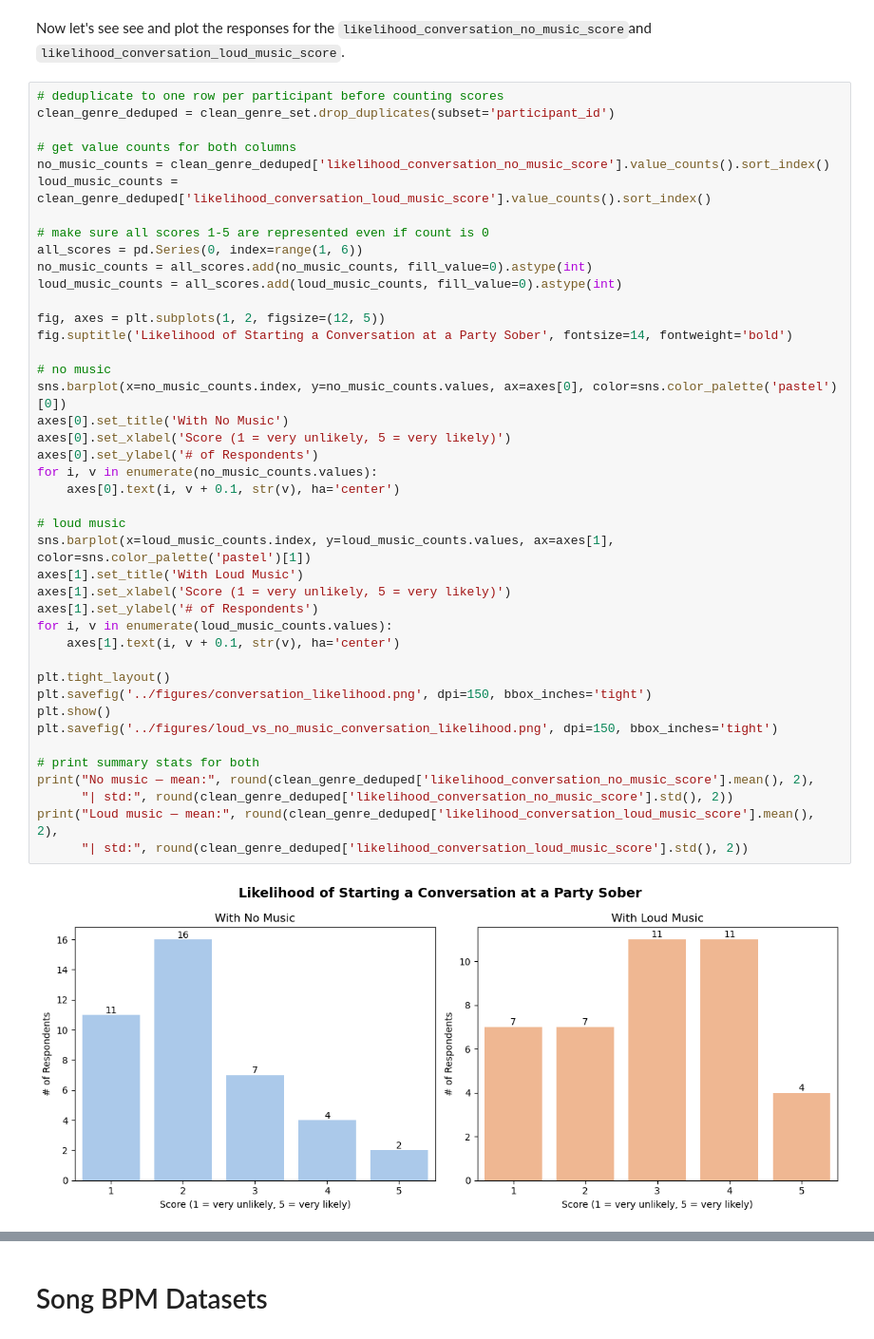
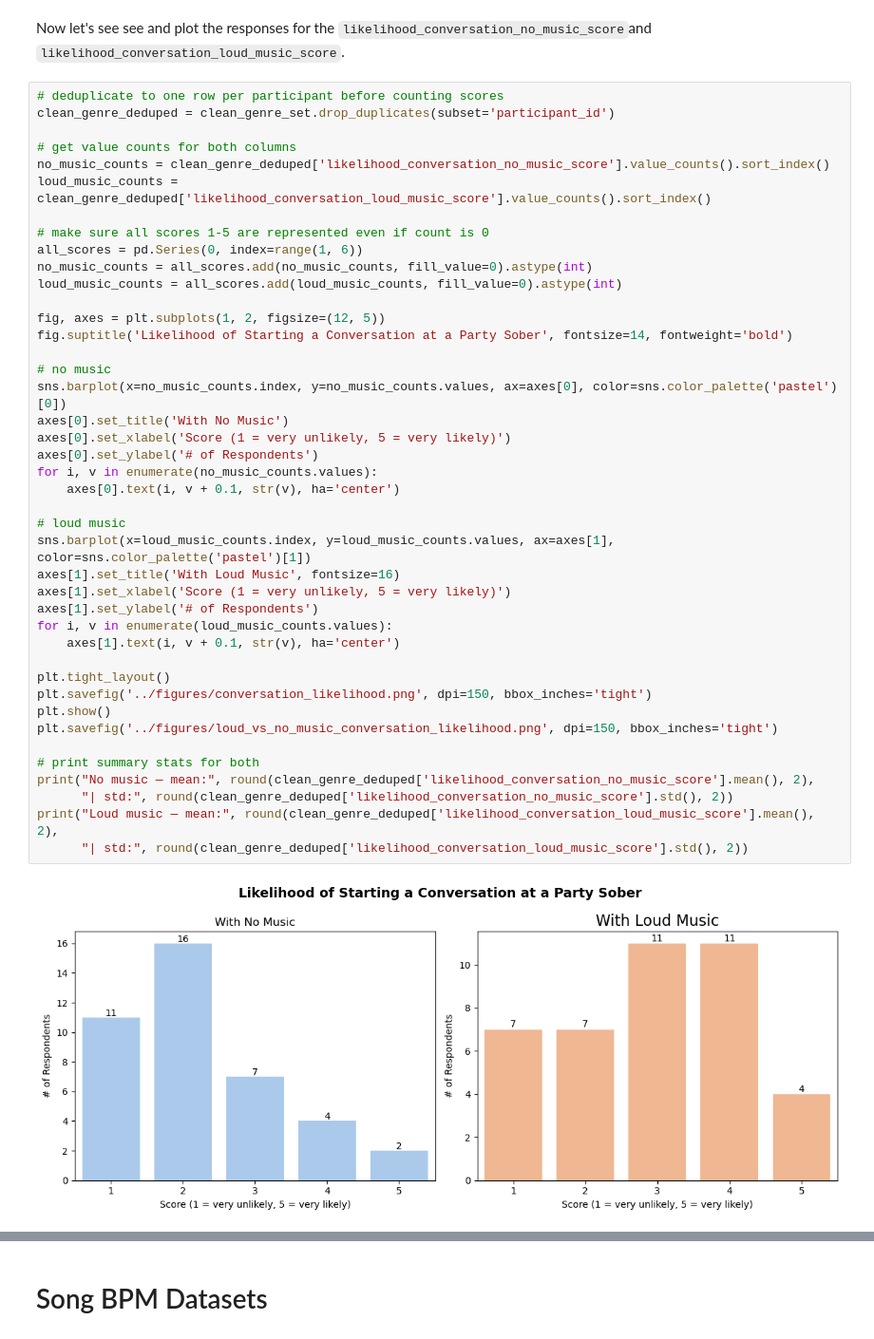
Before and after one commit to aranzahv4/music-motivation-survey-repo, a Jupyter notebook: notebooks/02_Music_Data.ipynb, the cells around one changed output, grey strips where cells are left out. Shown at 95% size. Drawn from its saved outputs; the diff is of its cells as text.

```diff
--- a/notebooks/02_Music_Data.ipynb
+++ b/notebooks/02_Music_Data.ipynb
@@ -456,35 +456,35 @@ loud_music_counts = all_scores.add(loud_music_counts, fill_value=0).astype(int)
 
 fig, axes = plt.subplots(1, 2, figsize=(12, 5))
 fig.suptitle('Likelihood of Starting a Conversation at a Party Sober', fontsize=14, fontweight='bold')
 
 # no music
 sns.barplot(x=no_music_counts.index, y=no_music_counts.values, ax=axes[0], color=sns.color_palette('pastel')[0])
 axes[0].set_title('With No Music')
 axes[0].set_xlabel('Score (1 = very unlikely, 5 = very likely)')
 axes[0].set_ylabel('# of Respondents')
 for i, v in enumerate(no_music_counts.values):
     axes[0].text(i, v + 0.1, str(v), ha='center')
 
 # loud music
 sns.barplot(x=loud_music_counts.index, y=loud_music_counts.values, ax=axes[1], color=sns.color_palette('pastel')[1])
-axes[1].set_title('With Loud Music')
+axes[1].set_title('With Loud Music', fontsize=16)
 axes[1].set_xlabel('Score (1 = very unlikely, 5 = very likely)')
 axes[1].set_ylabel('# of Respondents')
 for i, v in enumerate(loud_music_counts.values):
     axes[1].text(i, v + 0.1, str(v), ha='center')
 
 plt.tight_layout()
 plt.savefig('../figures/conversation_likelihood.png', dpi=150, bbox_inches='tight')
 plt.show()
 plt.savefig('../figures/loud_vs_no_music_conversation_likelihood.png', dpi=150, bbox_inches='tight')
 
 # print summary stats for both
 print("No music — mean:", round(clean_genre_deduped['likelihood_conversation_no_music_score'].mean(), 2),
       "| std:", round(clean_genre_deduped['likelihood_conversation_no_music_score'].std(), 2))
 print("Loud music — mean:", round(clean_genre_deduped['likelihood_conversation_loud_music_score'].mean(), 2),
       "| std:", round(clean_genre_deduped['likelihood_conversation_loud_music_score'].std(), 2))
 # %% [output]
-[figure, old version]
+[figure, new version]
 No music — mean: 2.25 | std: 1.13
 Loud music — mean: 2.95 | std: 1.26
 <Figure size 640x480 with 0 Axes>
```
Also changed, not shown: parts of 15 cells of this notebook, 4 other files.
